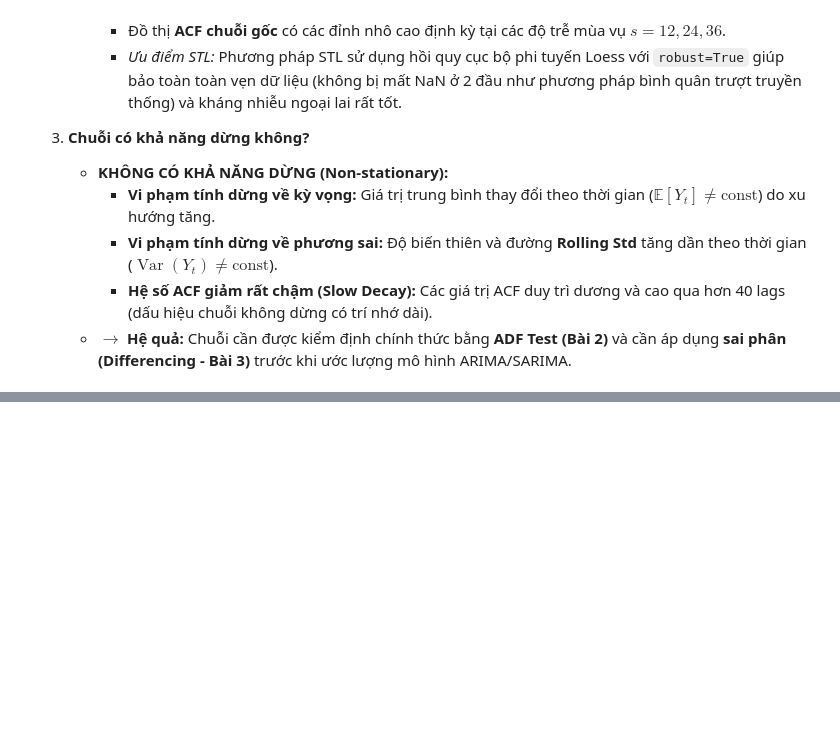
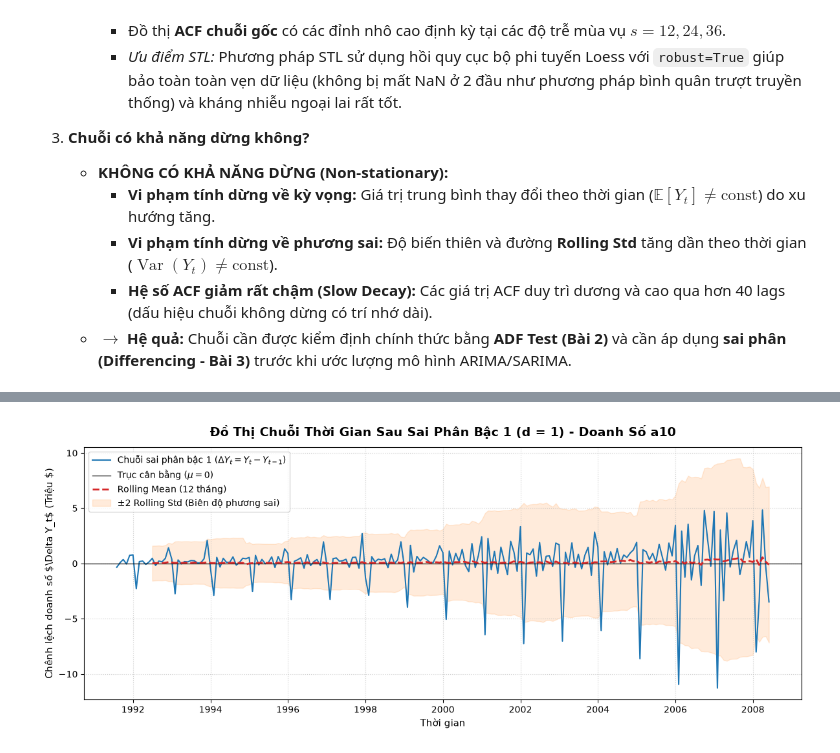
Before and after one commit to ZojithichIT/Lab2_Timeseries, a Jupyter notebook: scripts/main.ipynb, the cells around one changed output, grey strips where cells are left out. Cells and saved outputs as stored; diff of their text form; code cells hidden in the pictures; blank space fills up the shorter version.

```diff
--- a/scripts/main.ipynb
+++ b/scripts/main.ipynb
@@ -219,0 +303,13 @@ Dựa trên các phân tích và biểu đồ trực quan ở trên, ta có kế
+# %%
+# 1. Thực hiện sai phân bậc 1 (First-order differencing: d = 1)
+df['diff_1'] = df['value'].diff(1)
+
+# Tách chuỗi sau sai phân và loại bỏ giá trị NaN ở quan sát đầu tiên (1991-07-01)
+diff1_series = df['diff_1'].dropna()
+
+print(f"Số lượng quan sát chuỗi gốc (Y_t)         : {len(df['value'])} tháng")
+print(f"Số lượng quan sát sau sai phân bậc 1 (ΔY_t): {len(diff1_series)} tháng\n")
+
+# Xem trước 5 quan sát đầu tiên và thống kê mô tả của chuỗi sau sai phân
+display(df[['value', 'diff_1']].head(6))
+display(diff1_series.describe().to_frame(name='diff_1 (ΔY_t)'))
@@ -219,0 +336,50 @@ Dựa trên các phân tích và biểu đồ trực quan ở trên, ta có kế
+# %%
+# 2. Vẽ lại đồ thị chuỗi sau sai phân bậc 1 (d = 1)
+plt.figure(figsize=(12, 5))
+
+# Vẽ đường chuỗi sai phân bậc 1
+plt.plot(
+    diff1_series.index,
+    diff1_series,
+    color='#1f77b4',
+    linewidth=1.5,
+    label='Chuỗi sai phân bậc 1 ($\Delta Y_t = Y_t - Y_{t-1}$)'
+)
+
+# Đường cơ sở kỳ vọng bằng 0 (Zero-Mean Equilibrium Line)
+plt.axhline(0.0, color='black', linestyle='-', linewidth=1.0, alpha=0.8, label='Trục cân bằng ($\mu = 0$)')
+
+# Tính và vẽ đường Rolling Mean & Rolling Std (cửa sổ s = 12 tháng) trên chuỗi sai phân
+rolling_mean_diff1 = diff1_series.rolling(window=12).mean()
+rolling_std_diff1 = diff1_series.rolling(window=12).std()
+
+plt.plot(
+    rolling_mean_diff1,
+    color='#d62728',
+    linestyle='--',
+    linewidth=2.0,
+    label='Rolling Mean (12 tháng)'
+)
+plt.fill_between(
+    diff1_series.index,
+    rolling_mean_diff1 - 2 * rolling_std_diff1,
+    rolling_mean_diff1 + 2 * rolling_std_diff1,
+    color='#ff7f0e',
+    alpha=0.15,
+    label='±2 Rolling Std (Biên độ phương sai)'
+)
+
+# Tùy biến tiêu đề & định dạng trục
+plt.title('Đồ Thị Chuỗi Thời Gian Sau Sai Phân Bậc 1 (d = 1) - Doanh Số a10', fontsize=14, fontweight='bold', pad=12)
+plt.xlabel('Thời gian', fontsize=11)
+plt.ylabel('Chênh lệch doanh số $\Delta Y_t$ (Triệu $)', fontsize=11)
+plt.grid(True, linestyle=':', alpha=0.6)
+plt.legend(loc='upper left', frameon=True)
+plt.tight_layout()
+
+# Lưu biểu đồ vào ../docs/images phục vụ báo cáo
+os.makedirs('../docs/images', exist_ok=True)
+plt.savefig('../docs/images/03_diff1_plot_a10.png', dpi=300)
+plt.show()
+# %% [output]
+[figure, added]
```
Also changed, not shown: parts of 34 cells of this notebook, 13 other files.
